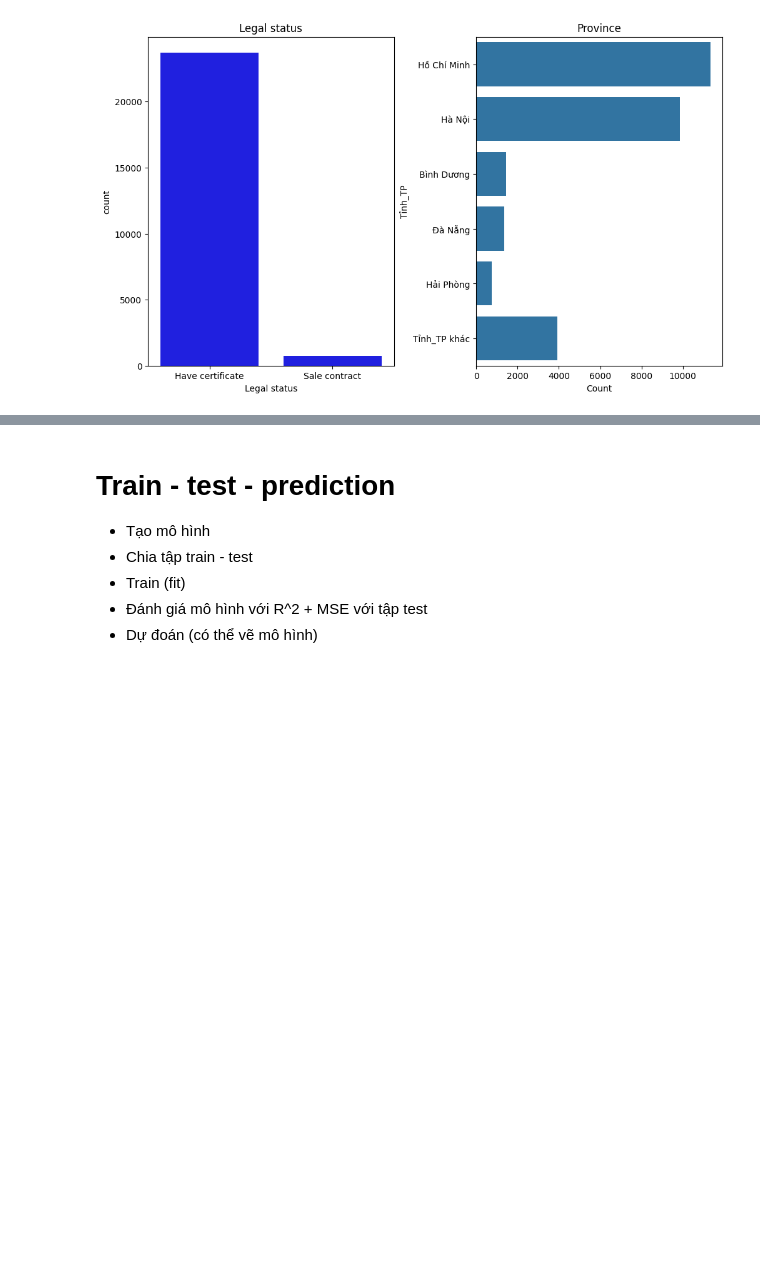
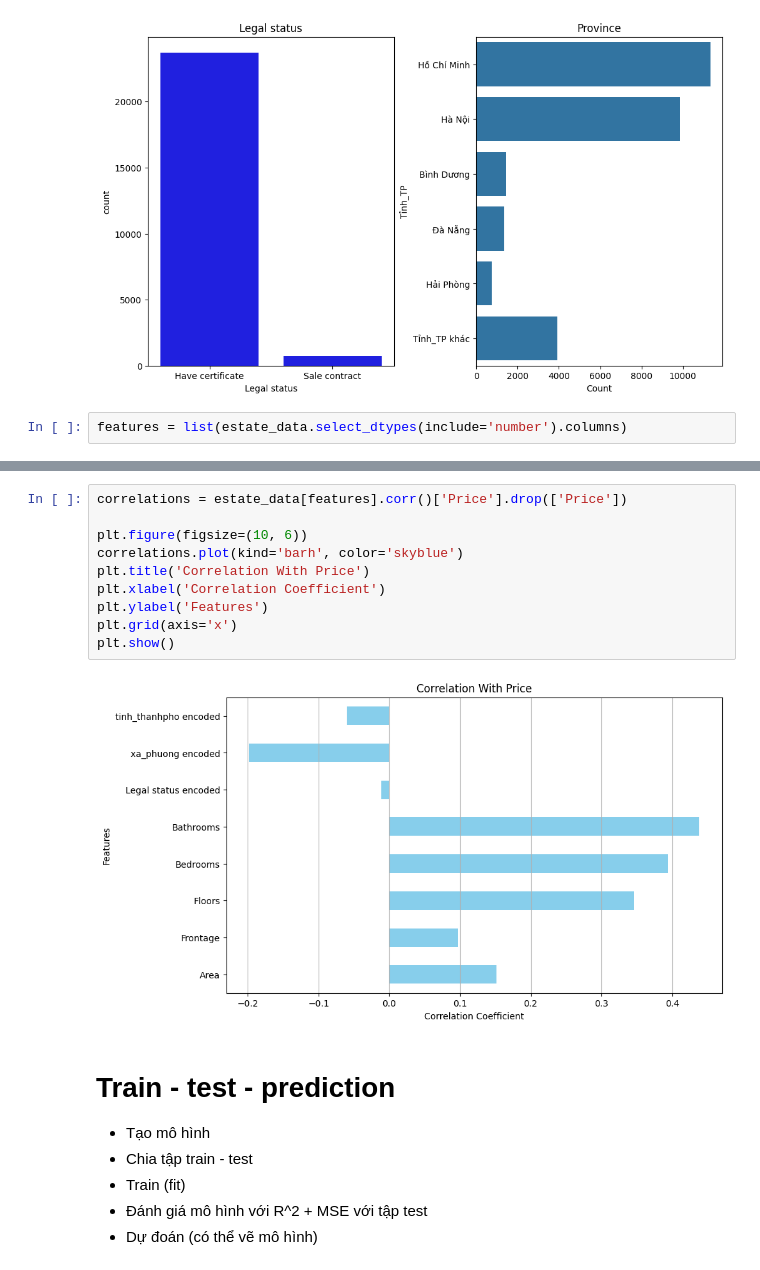
Before and after one commit to anhvq44/CSA_SPCK, a Jupyter notebook: VN_house_price.ipynb, the cells around one changed output, grey strips where cells are left out. Cells and saved outputs as stored; diff of their text form; blank space fills up the shorter version.

Commit message:
correlation graph complete

```diff
--- a/VN_house_price.ipynb
+++ b/VN_house_price.ipynb
@@ -164,3 +164,5 @@ sns.barplot(x='Count', y='Tỉnh_TP', data=plot_df, order=plot_category, ax=coun
 # %% [output]
 Text(0.5, 1.0, 'Province')
 [figure]
+# %%
+features = list(estate_data.select_dtypes(include='number').columns)
@@ -167,3 +179,15 @@ Text(0.5, 1.0, 'Province')
+# %%
+correlations = estate_data[features].corr()['Price'].drop(['Price'])
+
+plt.figure(figsize=(10, 6))
+correlations.plot(kind='barh', color='skyblue')
+plt.title('Correlation With Price')
+plt.xlabel('Correlation Coefficient')
+plt.ylabel('Features')
+plt.grid(axis='x')
+plt.show()
+# %% [output]
+[figure, added]
 # %% [markdown]
 # Train - test - prediction
 - Tạo mô hình
```
Also changed, not shown: parts of 1 cell of this notebook.
